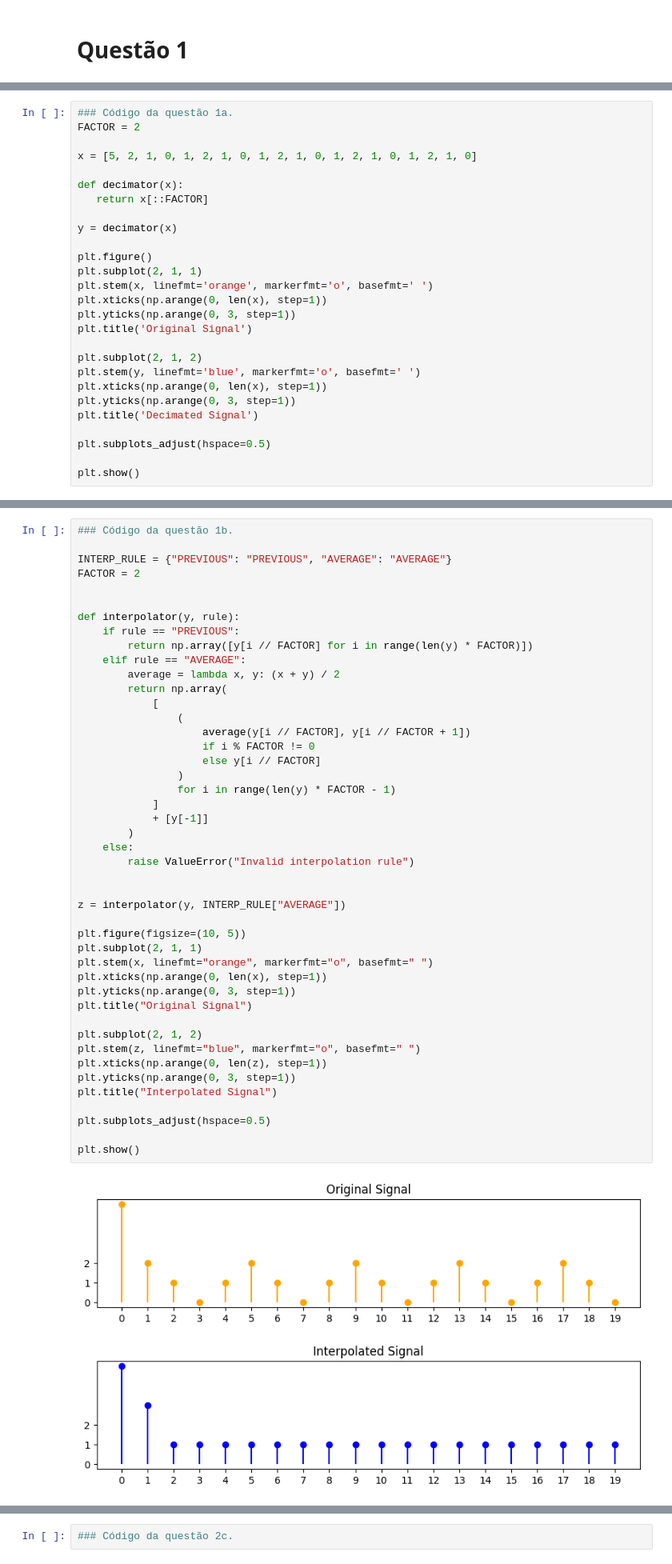
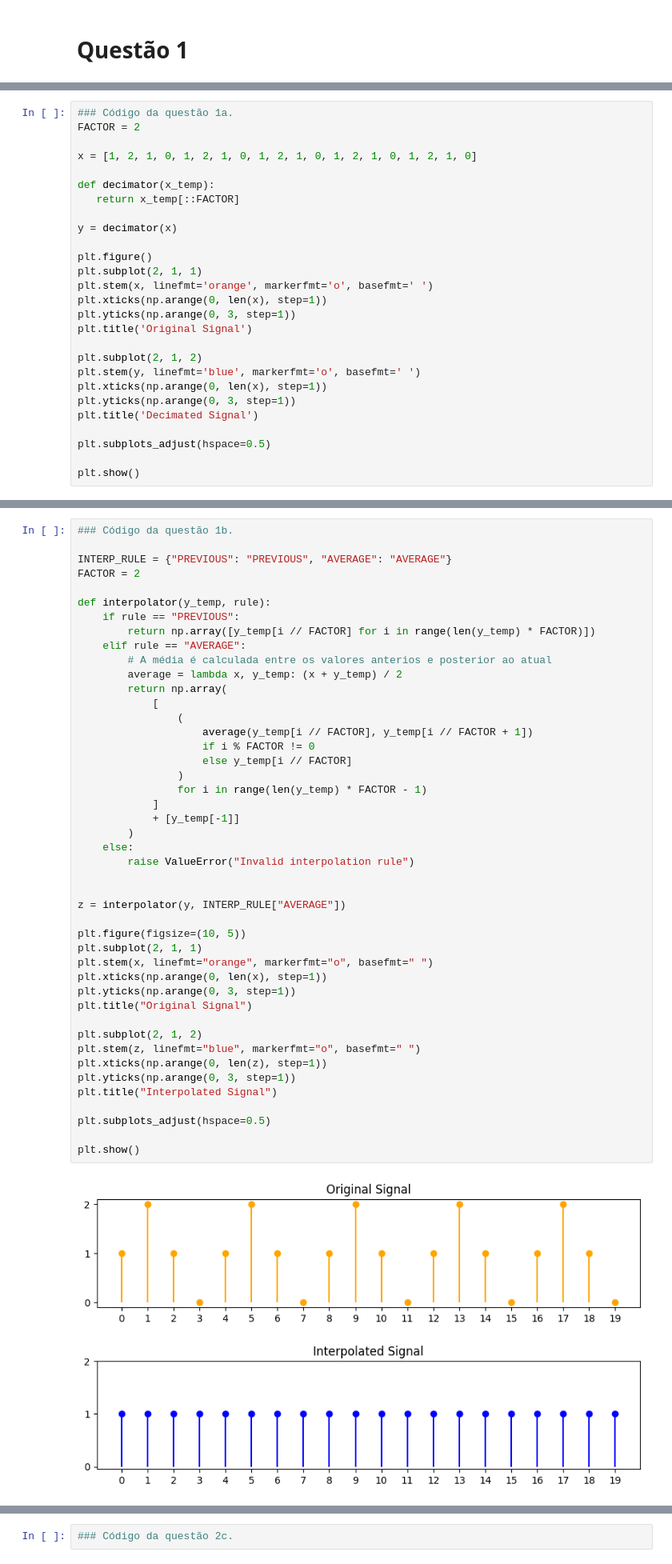
Before and after one commit to GabrielRQueiroz/UnB_SSTD, a Jupyter notebook: project-1/Projeto_1/projeto1.ipynb, the cells around one changed output, grey strips where cells are left out. Shown: that part at 80% size. Drawn from its saved outputs; the diff is of its cells as text.

```diff
--- a/project-1/Projeto_1/projeto1.ipynb
+++ b/project-1/Projeto_1/projeto1.ipynb
@@ -23,10 +23,10 @@ $$ x = \left[1, 2, 1, 0, 1, 2, 1, 0, 1, 2, 1, 0, 1, 2, 1, 0, 1, 2, 1, 0 \right]$
 ### Código da questão 1a.
 FACTOR = 2
 
-x = [5, 2, 1, 0, 1, 2, 1, 0, 1, 2, 1, 0, 1, 2, 1, 0, 1, 2, 1, 0]
+x = [1, 2, 1, 0, 1, 2, 1, 0, 1, 2, 1, 0, 1, 2, 1, 0, 1, 2, 1, 0]
 
-def decimator(x):
-   return x[::FACTOR]
+def decimator(x_temp):
+   return x_temp[::FACTOR]
 
 y = decimator(x)
 
@@ -60,47 +60,47 @@ Em seguida, utilize a sua função para encontrar o sinal interpolado para o sin
 INTERP_RULE = {"PREVIOUS": "PREVIOUS", "AVERAGE": "AVERAGE"}
 FACTOR = 2
 
-
-def interpolator(y, rule):
+def interpolator(y_temp, rule):
     if rule == "PREVIOUS":
-        return np.array([y[i // FACTOR] for i in range(len(y) * FACTOR)])
+        return np.array([y_temp[i // FACTOR] for i in range(len(y_temp) * FACTOR)])
     elif rule == "AVERAGE":
-        average = lambda x, y: (x + y) / 2
+        # A média é calculada entre os valores anterios e posterior ao atual
+        average = lambda x, y_temp: (x + y_temp) / 2
         return np.array(
             [
                 (
-                    average(y[i // FACTOR], y[i // FACTOR + 1])
+                    average(y_temp[i // FACTOR], y_temp[i // FACTOR + 1])
                     if i % FACTOR != 0
-                    else y[i // FACTOR]
+                    else y_temp[i // FACTOR]
                 )
-                for i in range(len(y) * FACTOR - 1)
+                for i in range(len(y_temp) * FACTOR - 1)
             ]
-            + [y[-1]]
+            + [y_temp[-1]]
         )
     else:
         raise ValueError("Invalid interpolation rule")
 
 
 z = interpolator(y, INTERP_RULE["AVERAGE"])
 
 plt.figure(figsize=(10, 5))
 plt.subplot(2, 1, 1)
 plt.stem(x, linefmt="orange", markerfmt="o", basefmt=" ")
 plt.xticks(np.arange(0, len(x), step=1))
 plt.yticks(np.arange(0, 3, step=1))
 plt.title("Original Signal")
 
 plt.subplot(2, 1, 2)
 plt.stem(z, linefmt="blue", markerfmt="o", basefmt=" ")
 plt.xticks(np.arange(0, len(z), step=1))
 plt.yticks(np.arange(0, 3, step=1))
 plt.title("Interpolated Signal")
 
 plt.subplots_adjust(hspace=0.5)
 
 plt.show()
 # %% [output]
-[figure, old version]
+[figure, new version]
 # %% [markdown]
 ## Questão 1c (1 ponto)
 
```
Also changed, not shown: parts of 5 cells of this notebook.
